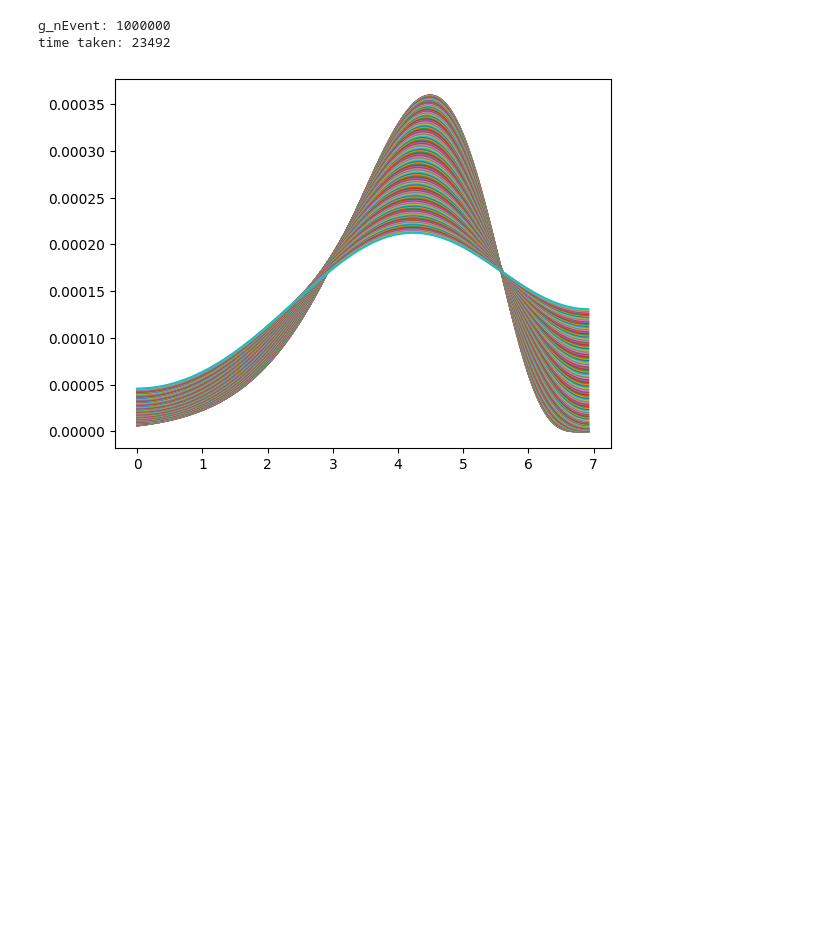
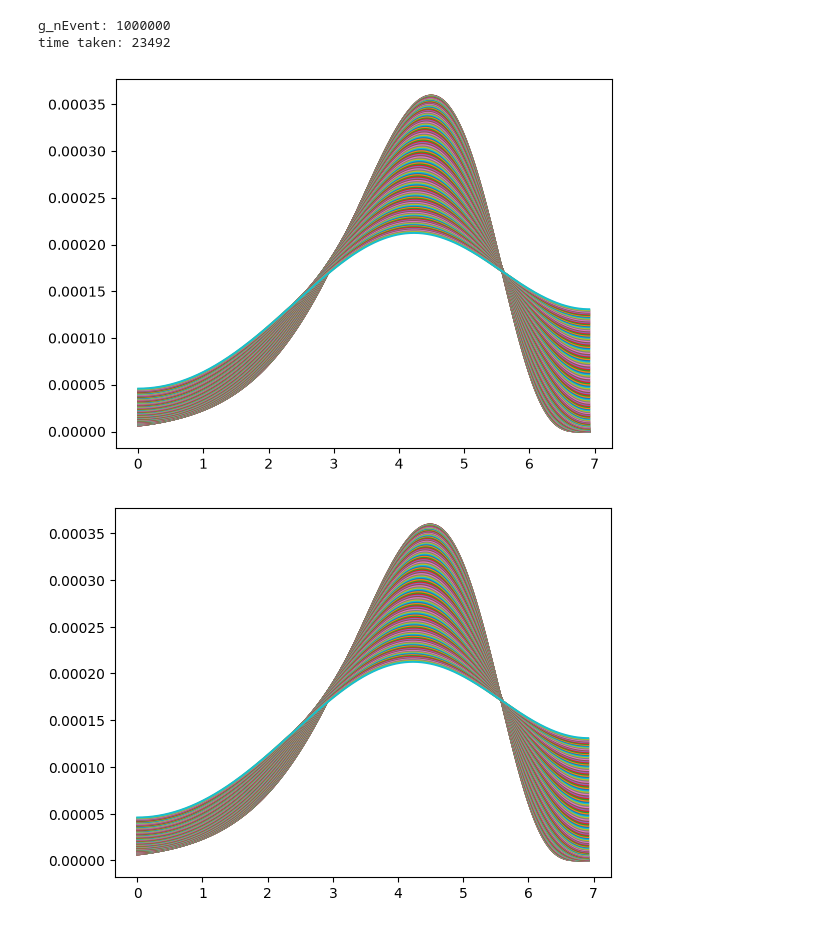
Before and after one commit to CauchyApprentice/Fluctuation-Analysis, a Jupyter notebook: main.ipynb, the cells around one changed output. Saved outputs shown, nothing was run; the diff lists cells and outputs as text; code cells hidden in the pictures; blank space fills up the shorter version.

```diff
--- a/main.ipynb
+++ b/main.ipynb
@@ -18,8 +18,6 @@ from Func import func
 sim.pop.make_pop_file(q=5, energy_bins=3)
 # %% [output]
 ([0.0, 2.5, 5.0], array([0.15554262, 0.84445738, 0.        ]))
-# %%
-sim.run_simulation()
 # %%
 if __name__ == "__main__":
     runs = sim.parallel.run(events=1000,max_workers=10)
@@ -39,3 +35,13 @@ sim.iterate(Setting.g_nEvent)
+# %%
+myRange = np.arange(0, 1.5, 0.01)
+q = Settings.Q_76Ga
+energy_bins = 7000
+for exp_res in myRange:
+    energy = sim.pop.ex_energy_list(q, energy_bins)
+    dist = sim.pop.dist_gauss_norm(energy, q, energy_bins, exp_res)
+    plt.plot(energy, dist)
+# %% [output]
+[figure, added]
 # %%
 myRange = np.arange(0, 1.5, 0.01)
 for exp_res in myRange:
```
Also changed, not shown: parts of 1 cell of this notebook, 1 other file.
